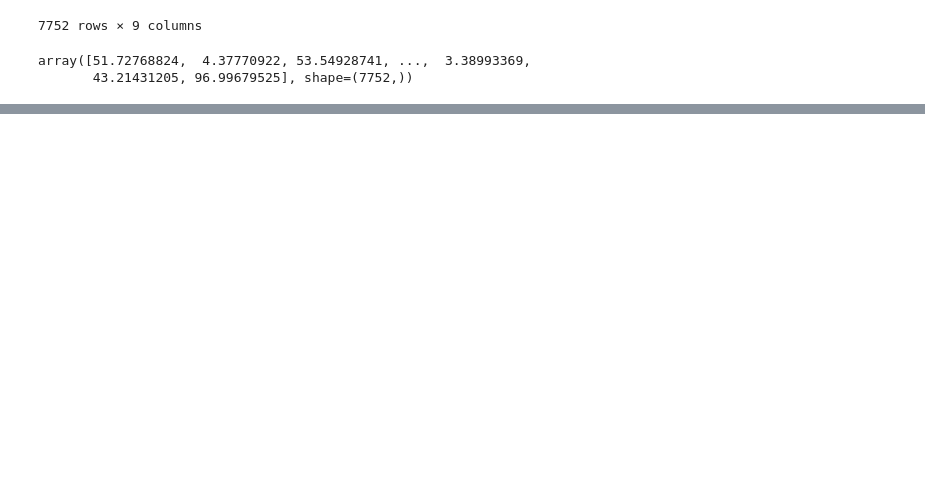
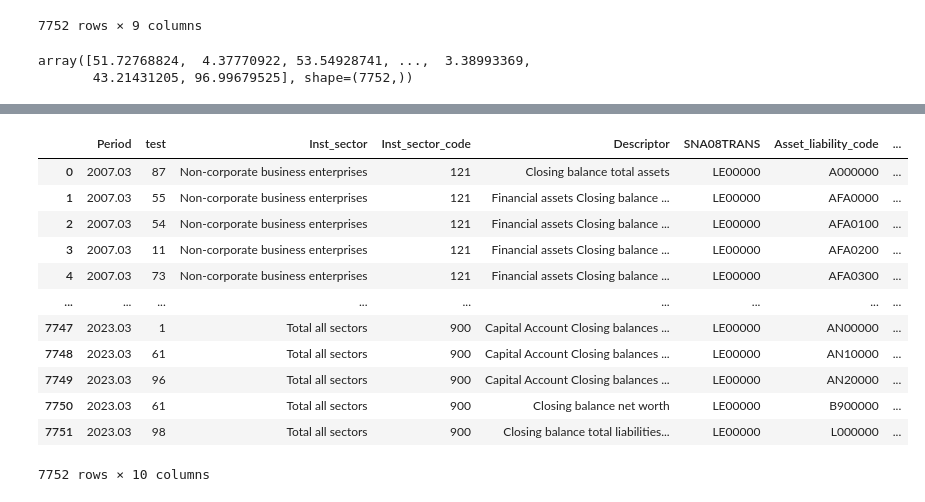
Before and after one commit to DiilaNa/Data_Science_with-Pandas, a Jupyter notebook: Learning/Columns.ipynb, the cells around one changed output, grey strips where cells are left out. Saved outputs shown, nothing was run; the diff lists cells and outputs as text; code cells hidden in the pictures; blank space fills up the shorter version.

Commit message:
adding a columns to a dataframe using assing and insert methods

```diff
--- a/Learning/Columns.ipynb
+++ b/Learning/Columns.ipynb
@@ -177,3 +177,17 @@ np.random.uniform(1,100,size=7752)
 # %% [output]
 array([51.72768824,  4.37770922, 53.54928741, ...,  3.38993369,
        43.21431205, 96.99679525], shape=(7752,))
+# %%
+#----------------------------Assign() and Insert()---------------------------------
+
+score1 = np.random.randint(1,100,size = 7752)
+score2 = np.random.randint(1,100,size = 7752)
+
+series1 = pd.Series(score1, index=np.arange(0,7752))
+series2 = pd.Series(score2, index=np.arange(0,7752))
+# %%
+#--adding data to a data frame using Assign()
+#use when need to overwrite the values of an existing columns (best practice) returns a new object (a copy) with all original columns, to update need to overwrite
+
+df_salaries = df_salaries.assign(score1=series1, score2=series2)
+df_salaries
@@ -179,0 +208,19 @@ array([51.72768824,  4.37770922, 53.54928741, ...,  3.38993369,
+# %%
+#--adding data in to a data frame using insert(), No copy..add a value using index
+df_salaries.insert(1,'test',series1)
+# %%
+df_salaries
+# %% [output]
+|  | Period | test | Inst_sector | Inst_sector_code | Descriptor | SNA08TRANS | Asset_liability_code | ... |
+| 0 | 2007.03 | 87 | Non-corporate business enterprises | 121 | Closing balance total assets | LE00000 | A000000 | ... |
+| 1 | 2007.03 | 55 | Non-corporate business enterprises | 121 | Financial assets Closing balance ... | LE00000 | AFA0000 | ... |
+| 2 | 2007.03 | 54 | Non-corporate business enterprises | 121 | Financial assets Closing balance ... | LE00000 | AFA0100 | ... |
+| 3 | 2007.03 | 11 | Non-corporate business enterprises | 121 | Financial assets Closing balance ... | LE00000 | AFA0200 | ... |
+| 4 | 2007.03 | 73 | Non-corporate business enterprises | 121 | Financial assets Closing balance ... | LE00000 | AFA0300 | ... |
+| ... | ... | ... | ... | ... | ... | ... | ... | ... |
+| 7747 | 2023.03 | 1 | Total all sectors | 900 | Capital Account Closing balances ... | LE00000 | AN00000 | ... |
+| 7748 | 2023.03 | 61 | Total all sectors | 900 | Capital Account Closing balances ... | LE00000 | AN10000 | ... |
+| 7749 | 2023.03 | 96 | Total all sectors | 900 | Capital Account Closing balances ... | LE00000 | AN20000 | ... |
+| 7750 | 2023.03 | 61 | Total all sectors | 900 | Closing balance net worth | LE00000 | B900000 | ... |
+| 7751 | 2023.03 | 98 | Total all sectors | 900 | Closing balance total liabilities... | LE00000 | L000000 | ... |
+7752 rows × 10 columns
```
Also changed, not shown: parts of 1 cell of this notebook, 1 other file.
